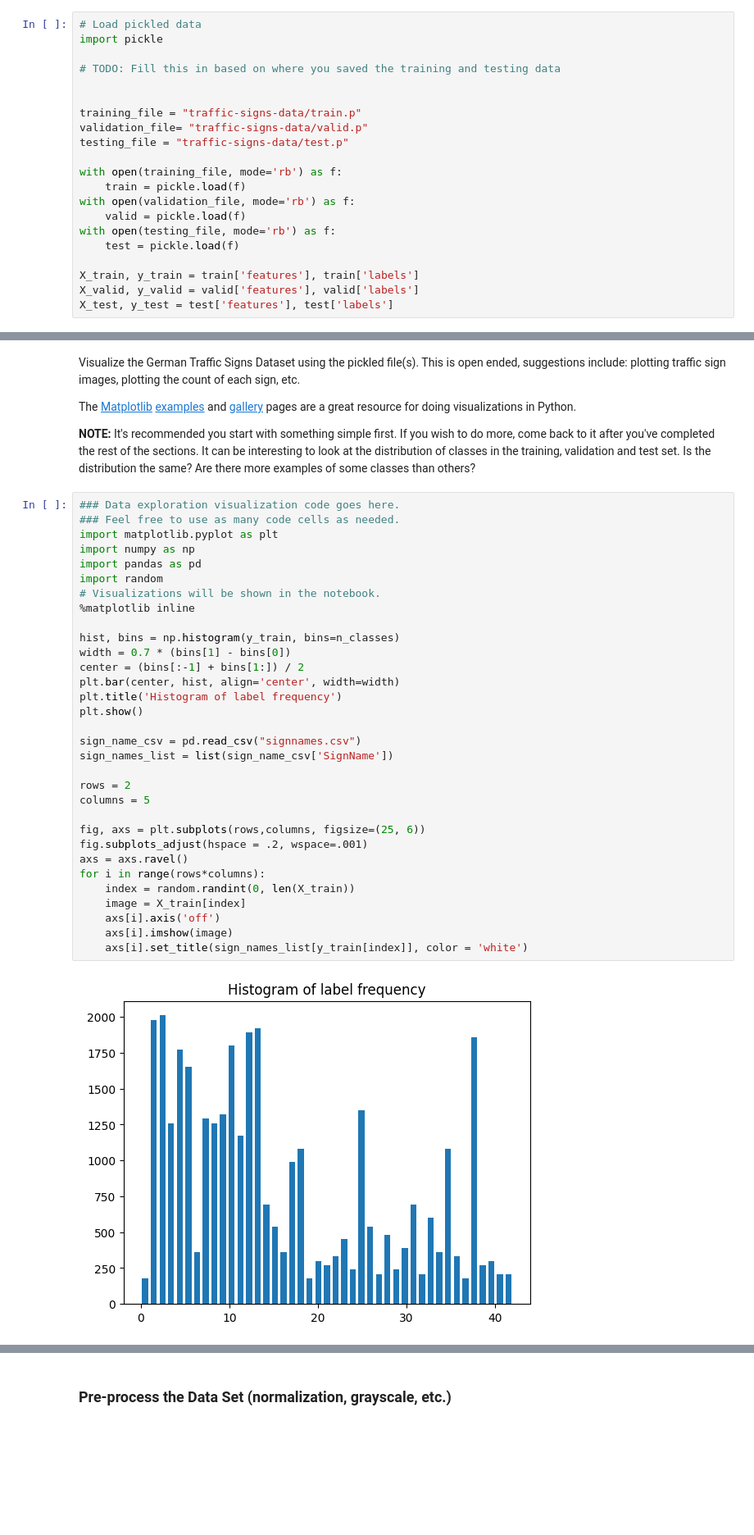
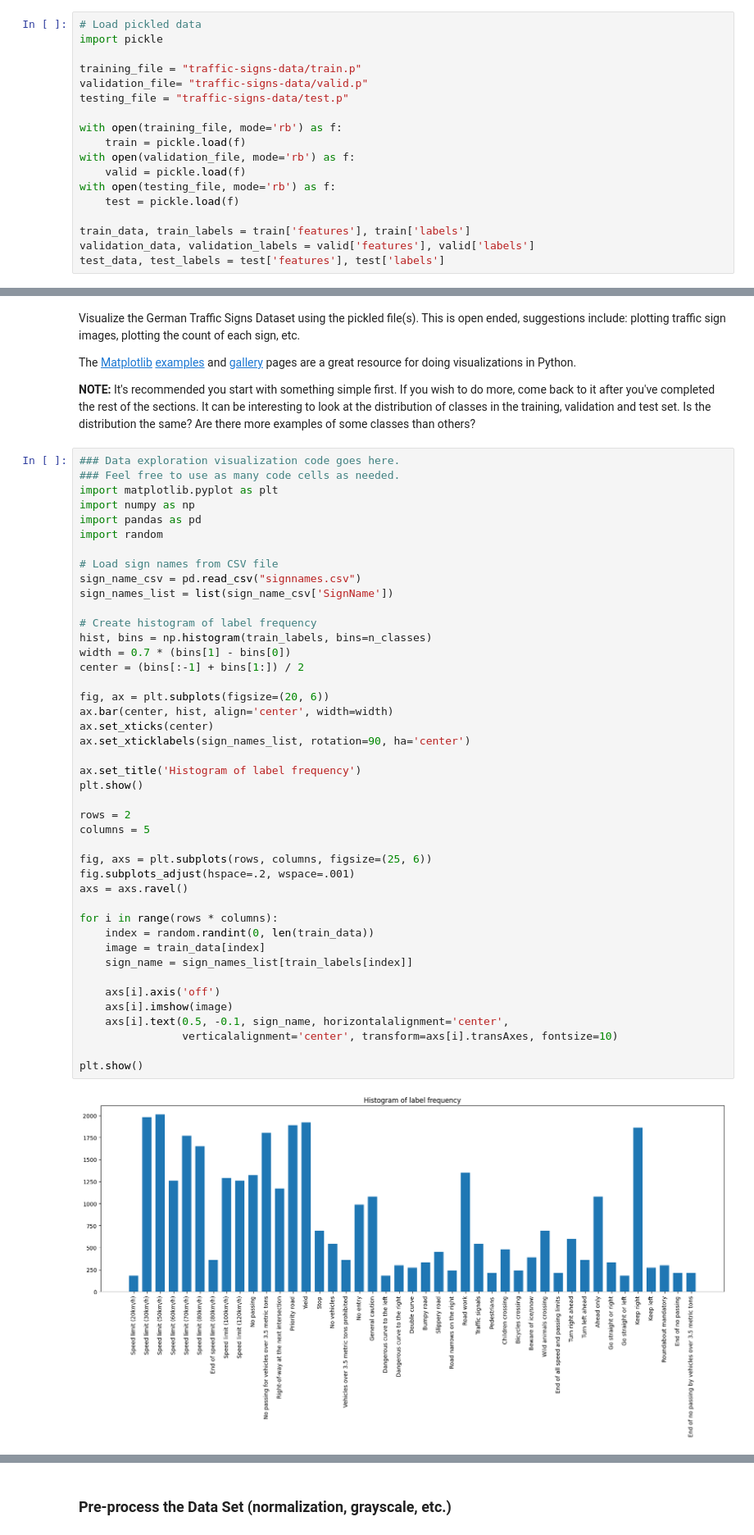
Before and after one commit to alexstelya/CarND-Traffic-Sign-Classifier-Project, a Jupyter notebook: Traffic_Sign_Classifier.ipynb, the cells around one changed output, grey strips where cells are left out. Shown at 82% size. Saved outputs shown, nothing was run; the diff lists cells and outputs as text; blank space fills up the shorter version.

```diff
--- a/Traffic_Sign_Classifier.ipynb
+++ b/Traffic_Sign_Classifier.ipynb
@@ -22,9 +22,6 @@ The [rubric](https://review.udacity.com/#!/rubrics/481/view) contains "Stand Out
 # %%
 # Load pickled data
 import pickle
-
-# TODO: Fill this in based on where you saved the training and testing data
-
 
 training_file = "traffic-signs-data/train.p"
 validation_file= "traffic-signs-data/valid.p"
@@ -37,9 +34,9 @@ with open(validation_file, mode='rb') as f:
 with open(testing_file, mode='rb') as f:
     test = pickle.load(f)
 
-X_train, y_train = train['features'], train['labels']
-X_valid, y_valid = valid['features'], valid['labels']
-X_test, y_test = test['features'], test['labels']
+train_data, train_labels = train['features'], train['labels']
+validation_data, validation_labels = valid['features'], valid['labels']
+test_data, test_labels = test['features'], test['labels']
 # %% [markdown]
 ---
 
@@ -94,34 +93,45 @@ The [Matplotlib](http://matplotlib.org/) [examples](http://matplotlib.org/exampl
 # %%
 ### Data exploration visualization code goes here.
 ### Feel free to use as many code cells as needed.
 import matplotlib.pyplot as plt
 import numpy as np
 import pandas as pd
 import random
-# Visualizations will be shown in the notebook.
-%matplotlib inline
 
-hist, bins = np.histogram(y_train, bins=n_classes)
+# Load sign names from CSV file
+sign_name_csv = pd.read_csv("signnames.csv")
+sign_names_list = list(sign_name_csv['SignName'])
+
+# Create histogram of label frequency
+hist, bins = np.histogram(train_labels, bins=n_classes)
 width = 0.7 * (bins[1] - bins[0])
 center = (bins[:-1] + bins[1:]) / 2
-plt.bar(center, hist, align='center', width=width)
-plt.title('Histogram of label frequency')
+
+fig, ax = plt.subplots(figsize=(20, 6))
+ax.bar(center, hist, align='center', width=width)
+ax.set_xticks(center)
+ax.set_xticklabels(sign_names_list, rotation=90, ha='center')
+
+ax.set_title('Histogram of label frequency')
 plt.show()
-
-sign_name_csv = pd.read_csv("signnames.csv")
-sign_names_list = list(sign_name_csv['SignName'])
 
 rows = 2
 columns = 5
 
-fig, axs = plt.subplots(rows,columns, figsize=(25, 6))
-fig.subplots_adjust(hspace = .2, wspace=.001)
+fig, axs = plt.subplots(rows, columns, figsize=(25, 6))
+fig.subplots_adjust(hspace=.2, wspace=.001)
 axs = axs.ravel()
-for i in range(rows*columns):
-    index = random.randint(0, len(X_train))
-    image = X_train[index]
+
+for i in range(rows * columns):
+    index = random.randint(0, len(train_data))
+    image = train_data[index]
+    sign_name = sign_names_list[train_labels[index]]
+
     axs[i].axis('off')
     axs[i].imshow(image)
-    axs[i].set_title(sign_names_list[y_train[index]], color = 'white')
+    axs[i].text(0.5, -0.1, sign_name, horizontalalignment='center',
+                verticalalignment='center', transform=axs[i].transAxes, fontsize=10)
+
+plt.show()
 # %% [output]
-[figure, old version]
+[figure, new version]
```
Also changed, not shown: parts of 15 cells of this notebook, 16 other files.
